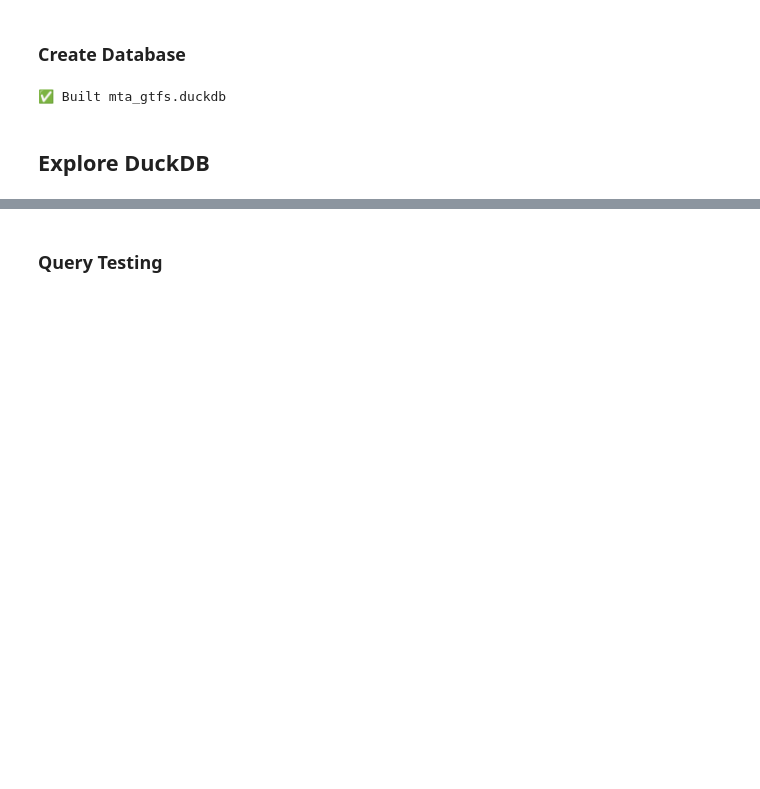
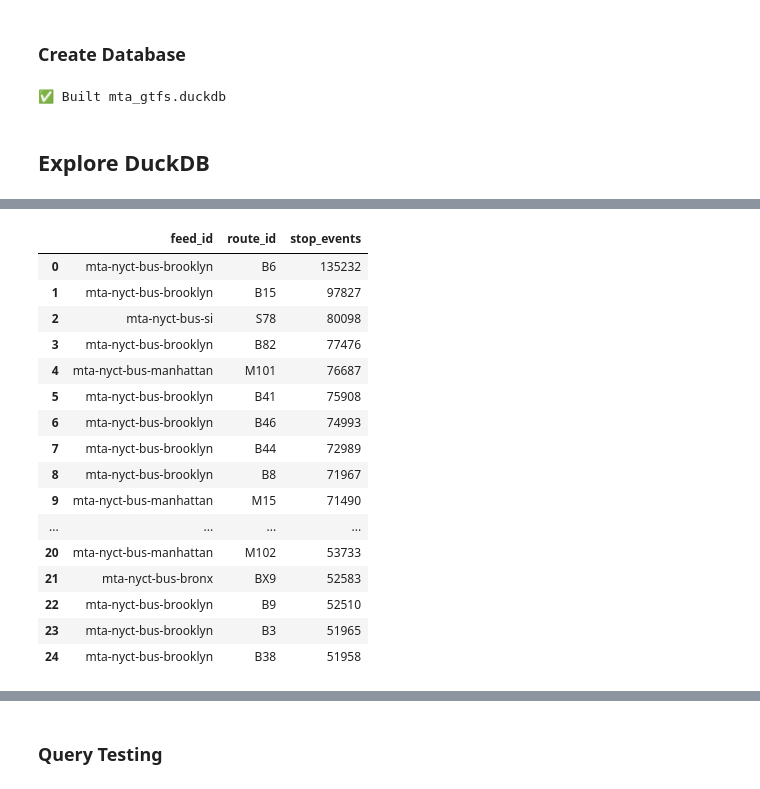
Before and after one commit to TYLin-CitySolutions/gtfs_bus, a Jupyter notebook: gtfs_buses.ipynb, the cells around one changed output, grey strips where cells are left out. Cells and saved outputs as stored; diff of their text form; code cells hidden in the pictures; blank space fills up the shorter version.

```diff
--- a/gtfs_buses.ipynb
+++ b/gtfs_buses.ipynb
@@ -151,0 +197,27 @@ con.execute("INSTALL spatial; LOAD spatial;")
+# %%
+df_top_routes = con.execute("""
+SELECT feed_id, route_id, COUNT(*) AS stop_events
+FROM fact_stop_events
+GROUP BY 1,2
+ORDER BY stop_events DESC
+LIMIT 25
+""").fetchdf()
+df_top_routes
+# %% [output]
+|  | feed_id | route_id | stop_events |
+| 0 | mta-nyct-bus-brooklyn | B6 | 135232 |
+| 1 | mta-nyct-bus-brooklyn | B15 | 97827 |
+| 2 | mta-nyct-bus-si | S78 | 80098 |
+| 3 | mta-nyct-bus-brooklyn | B82 | 77476 |
+| 4 | mta-nyct-bus-manhattan | M101 | 76687 |
+| 5 | mta-nyct-bus-brooklyn | B41 | 75908 |
+| 6 | mta-nyct-bus-brooklyn | B46 | 74993 |
+| 7 | mta-nyct-bus-brooklyn | B44 | 72989 |
+| 8 | mta-nyct-bus-brooklyn | B8 | 71967 |
+| 9 | mta-nyct-bus-manhattan | M15 | 71490 |
+| ... | ... | ... | ... |
+| 20 | mta-nyct-bus-manhattan | M102 | 53733 |
+| 21 | mta-nyct-bus-bronx | BX9 | 52583 |
+| 22 | mta-nyct-bus-brooklyn | B9 | 52510 |
+| 23 | mta-nyct-bus-brooklyn | B3 | 51965 |
+| 24 | mta-nyct-bus-brooklyn | B38 | 51958 |
```
Also changed, not shown: parts of 16 cells of this notebook, 7 other files.
